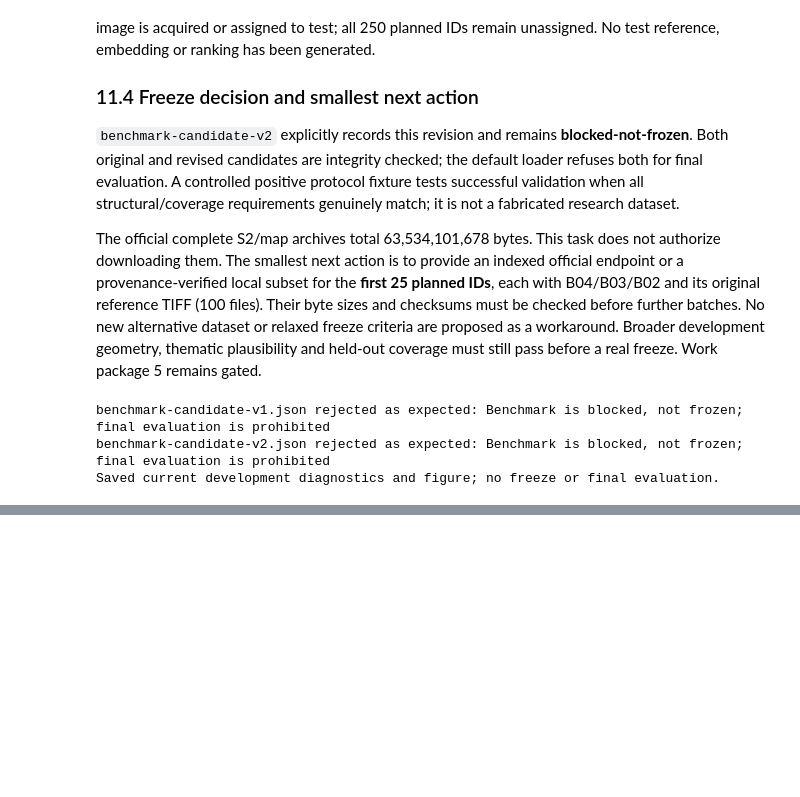
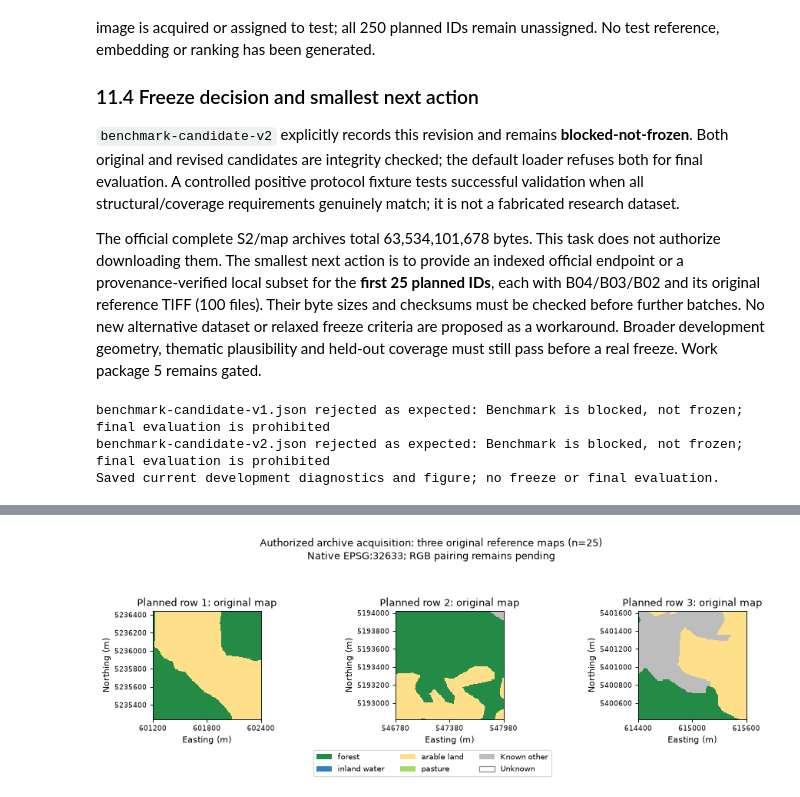
Before and after one commit to manuelmiddendorf/earth-observation, a Jupyter notebook: notebooks/02_benchmark_construction.ipynb, the cells around one changed output, grey strips where cells are left out. Drawn from its saved outputs; the diff is of its cells as text; code cells hidden in the pictures; blank space fills up the shorter version.

Commit message:
Add resumable archive acquisition and verified reference-map preview

```diff
--- a/notebooks/02_benchmark_construction.ipynb
+++ b/notebooks/02_benchmark_construction.ipynb
@@ -78,6 +78,8 @@ DESIGN = json.loads(DESIGN_PATH.read_text())
 VALIDATION_MANIFEST = ROOT / "manifests/development-validation-v2.json"
 CURRENT_CANDIDATE = ROOT / "manifests/benchmark-candidate-v2.json"
 NEW_EXAMPLE_POSITIONS = [10, 11, 12]  # Predeclared extra development batch.
+ARCHIVE_ACCESS_PATH = ROOT / "manifests/archive-data-access-v1.json"
+ARCHIVE_EXAMPLE_POSITIONS = [0, 1, 2]  # First three fixed acquisition positions.
 plt.rcParams["figure.dpi"] = 80
 COLORS = {"forest": "#238b45", "inland_water": "#3182bd",
           "arable_land": "#fee08b", "pasture": "#a6d96a"}
@@ -871,0 +982,36 @@ Saved current development diagnostics and figure; no freeze or final evaluation.
+# %%
+fig_archive, archive_axes = plt.subplots(1, 3, figsize=(12, 4), dpi=80)
+for axis, position in zip(archive_axes, ARCHIVE_EXAMPLE_POSITIONS, strict=True):
+    pid = archive_ids[position]
+    summary = map_summaries[pid]
+    display_map = np.full(summary["unknown_mask"].shape, 4)
+    for index, name in enumerate(class_names):
+        display_map[summary["class_masks"][name]] = index
+    display_map[summary["unknown_mask"]] = 5
+    left, bottom, right, top = map_sources.loc[pid, "bounds"]
+    axis.imshow(display_map, extent=(left, right, bottom, top),
+                cmap=cmap, norm=norm, interpolation="nearest")
+    axis.set_title(f"Planned row {position + 1}: original map")
+    axis.set_xlabel("Easting (m)")
+    axis.set_ylabel("Northing (m)")
+    axis.ticklabel_format(style="plain", useOffset=False)
+    axis.set_xticks(np.linspace(left, right, 3))
+    axis.tick_params(labelsize=8)
+fig_archive.legend(handles=[
+    Patch(facecolor=COLORS[name], label=name.replace("_", " "))
+    for name in class_names
+] + [Patch(facecolor="#bdbdbd", label="Known other"),
+     Patch(facecolor="#ffffff", edgecolor="gray", label="Unknown")],
+    loc="lower center", ncol=3, fontsize=9)
+fig_archive.suptitle(
+    "Authorized archive acquisition: three original reference maps (n=25)\n"
+    "Native EPSG:32633; RGB pairing remains pending"
+)
+fig_archive.tight_layout(rect=(0, .14, 1, .87))
+archive_output = ROOT / "outputs/archive-data-access-v1"
+archive_output.mkdir(parents=True, exist_ok=True)
+fig_archive.savefig(archive_output / "reference-preview.png", dpi=110)
+map_coverage.to_csv(archive_output / "reference-only-coverage.csv")
+plt.show()
+# %% [output]
+[figure, added]
```
Also changed, not shown: parts of 6 cells of this notebook, 9 other files.
